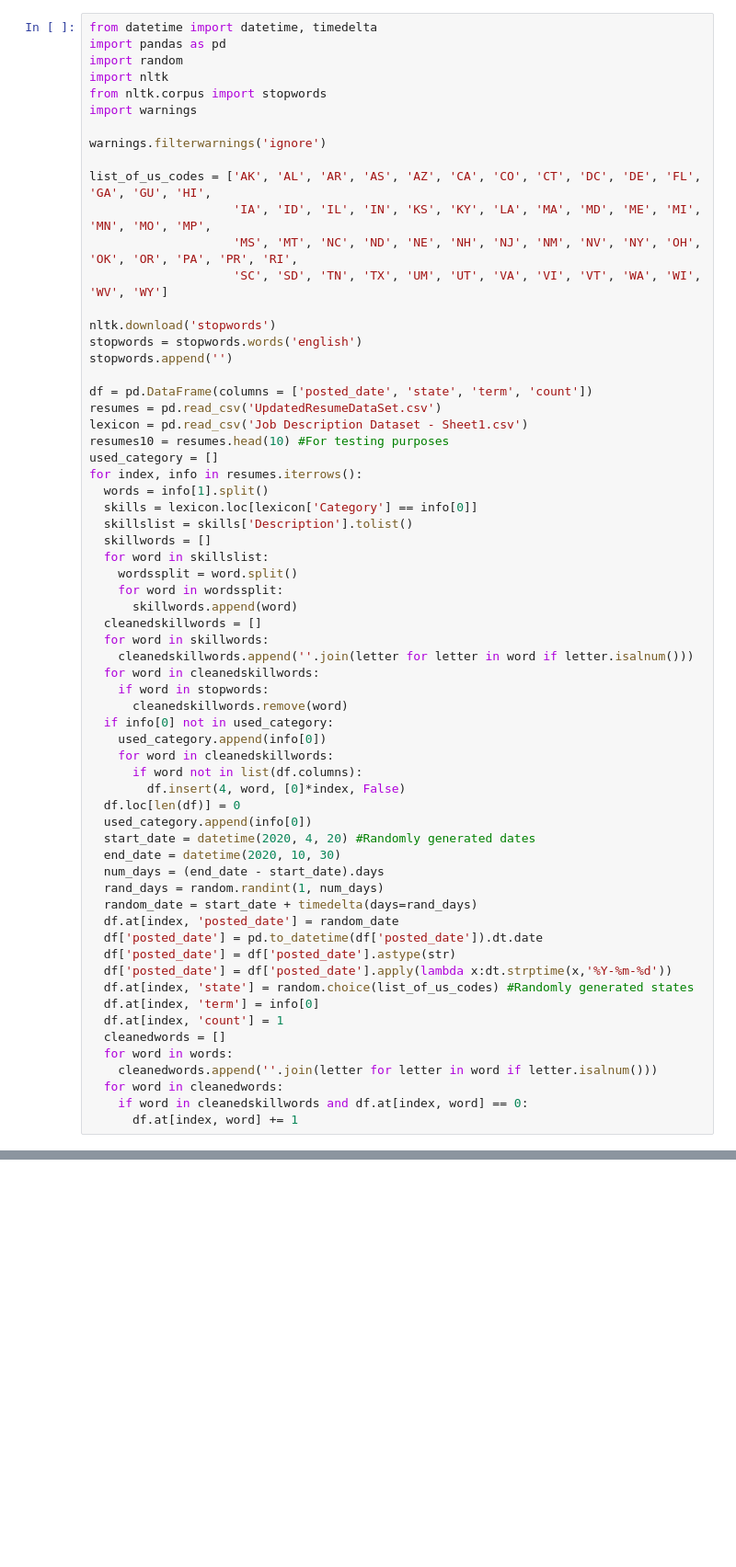
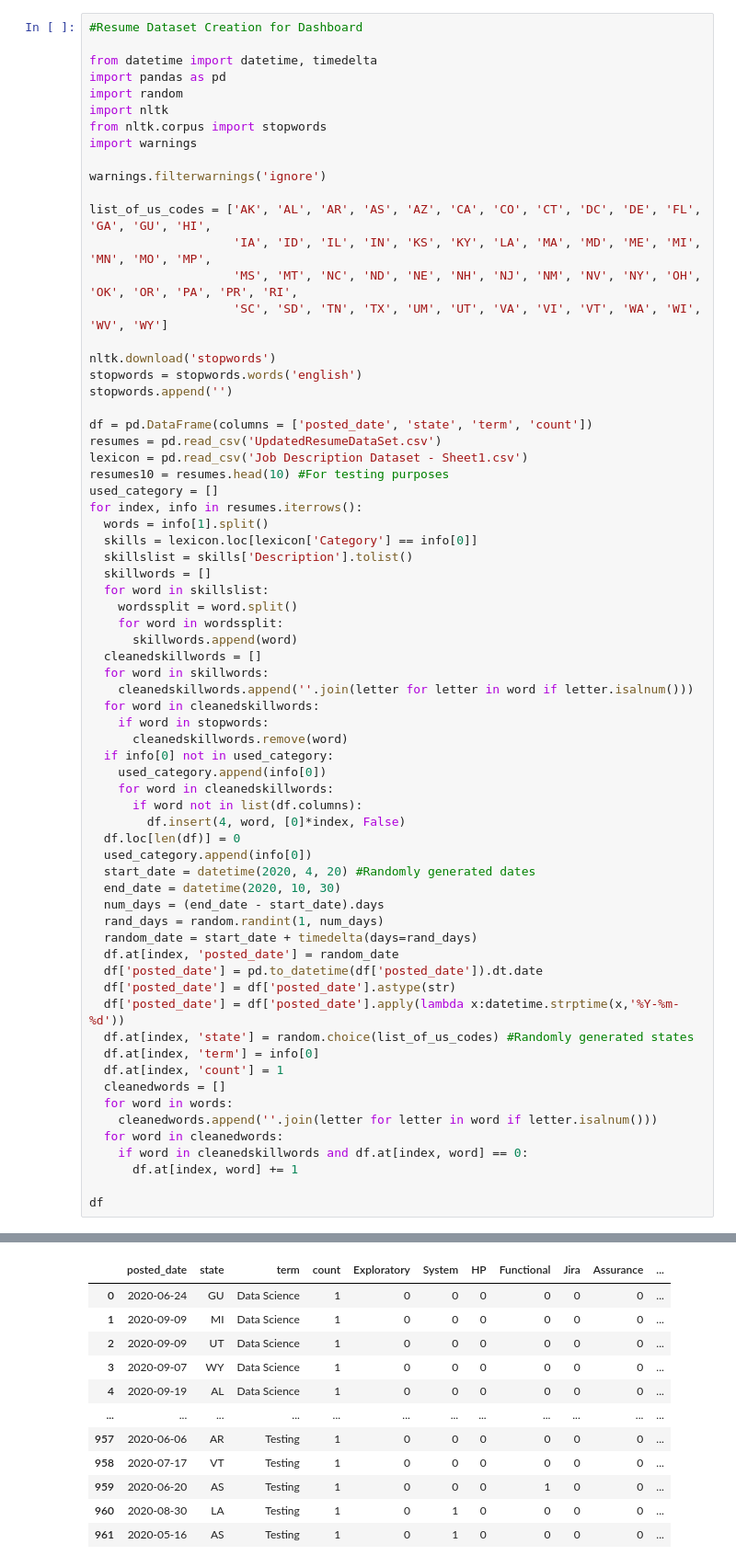
Before and after one commit to knw5289/Parent-Paper-1, a Jupyter notebook: Modified_Implmentation_of_dash.ipynb, the cells around one changed output, grey strips where cells are left out. Shown at 92% size. Drawn from its saved outputs; the diff is of its cells as text; blank space fills up the shorter version.

```diff
--- a/Modified_Implmentation_of_dash.ipynb
+++ b/Modified_Implmentation_of_dash.ipynb
@@ -23,6 +23,8 @@ Collecting pymysql
 Installing collected packages: pymysql
 Successfully installed pymysql-1.1.0
 # %%
+#Resume Dataset Creation for Dashboard
+
 from datetime import datetime, timedelta
 import pandas as pd
 import random
@@ -61,31 +63,45 @@ for index, info in resumes.iterrows():
   for word in cleanedskillwords:
     if word in stopwords:
       cleanedskillwords.remove(word)
   if info[0] not in used_category:
     used_category.append(info[0])
     for word in cleanedskillwords:
       if word not in list(df.columns):
         df.insert(4, word, [0]*index, False)
   df.loc[len(df)] = 0
   used_category.append(info[0])
   start_date = datetime(2020, 4, 20) #Randomly generated dates
   end_date = datetime(2020, 10, 30)
   num_days = (end_date - start_date).days
   rand_days = random.randint(1, num_days)
   random_date = start_date + timedelta(days=rand_days)
   df.at[index, 'posted_date'] = random_date
   df['posted_date'] = pd.to_datetime(df['posted_date']).dt.date
   df['posted_date'] = df['posted_date'].astype(str)
-  df['posted_date'] = df['posted_date'].apply(lambda x:dt.strptime(x,'%Y-%m-%d'))
+  df['posted_date'] = df['posted_date'].apply(lambda x:datetime.strptime(x,'%Y-%m-%d'))
   df.at[index, 'state'] = random.choice(list_of_us_codes) #Randomly generated states
   df.at[index, 'term'] = info[0]
   df.at[index, 'count'] = 1
   cleanedwords = []
   for word in words:
     cleanedwords.append(''.join(letter for letter in word if letter.isalnum()))
   for word in cleanedwords:
     if word in cleanedskillwords and df.at[index, word] == 0:
       df.at[index, word] += 1
+
+df
 # %% [output]
 [nltk_data] Downloading package stopwords to /root/nltk_data...
 [nltk_data]   Package stopwords is already up-to-date!
+|  | posted_date | state | term | count | Exploratory | System | HP | Functional | Jira | Assurance | ... |
+| 0 | 2020-06-24 | GU | Data Science | 1 | 0 | 0 | 0 | 0 | 0 | 0 | ... |
+| 1 | 2020-09-09 | MI | Data Science | 1 | 0 | 0 | 0 | 0 | 0 | 0 | ... |
+| 2 | 2020-09-09 | UT | Data Science | 1 | 0 | 0 | 0 | 0 | 0 | 0 | ... |
+| 3 | 2020-09-07 | WY | Data Science | 1 | 0 | 0 | 0 | 0 | 0 | 0 | ... |
+| 4 | 2020-09-19 | AL | Data Science | 1 | 0 | 0 | 0 | 0 | 0 | 0 | ... |
+| ... | ... | ... | ... | ... | ... | ... | ... | ... | ... | ... | ... |
+| 957 | 2020-06-06 | AR | Testing | 1 | 0 | 0 | 0 | 0 | 0 | 0 | ... |
+| 958 | 2020-07-17 | VT | Testing | 1 | 0 | 0 | 0 | 0 | 0 | 0 | ... |
+| 959 | 2020-06-20 | AS | Testing | 1 | 0 | 0 | 0 | 1 | 0 | 0 | ... |
+| 960 | 2020-08-30 | LA | Testing | 1 | 0 | 1 | 0 | 0 | 0 | 0 | ... |
+| 961 | 2020-05-16 | AS | Testing | 1 | 0 | 1 | 0 | 0 | 0 | 0 | ... |
```
Also changed, not shown: parts of 4 cells of this notebook.
